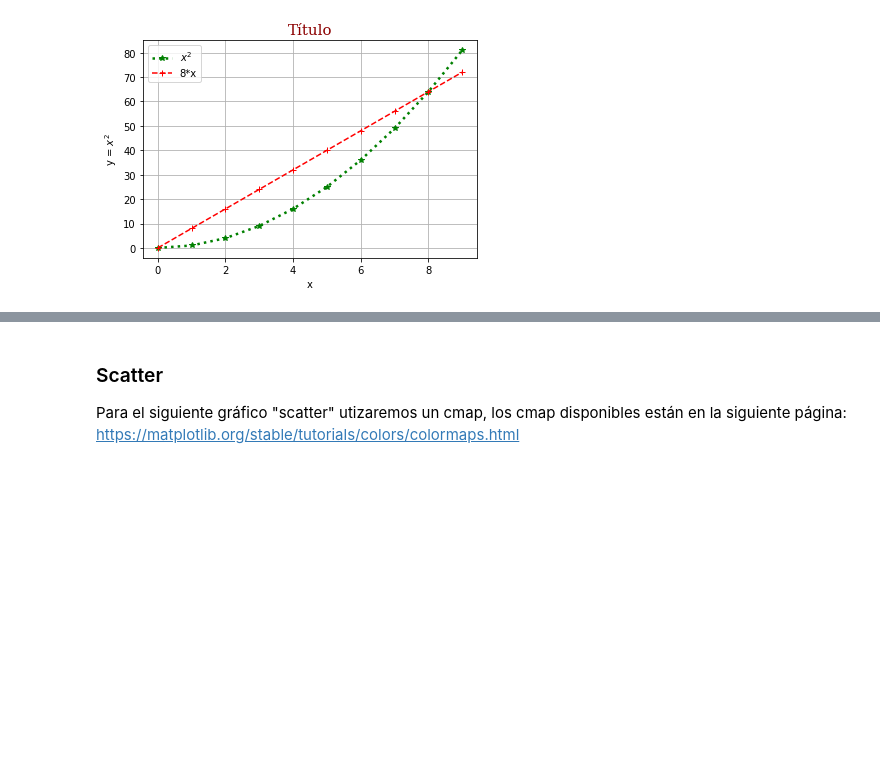
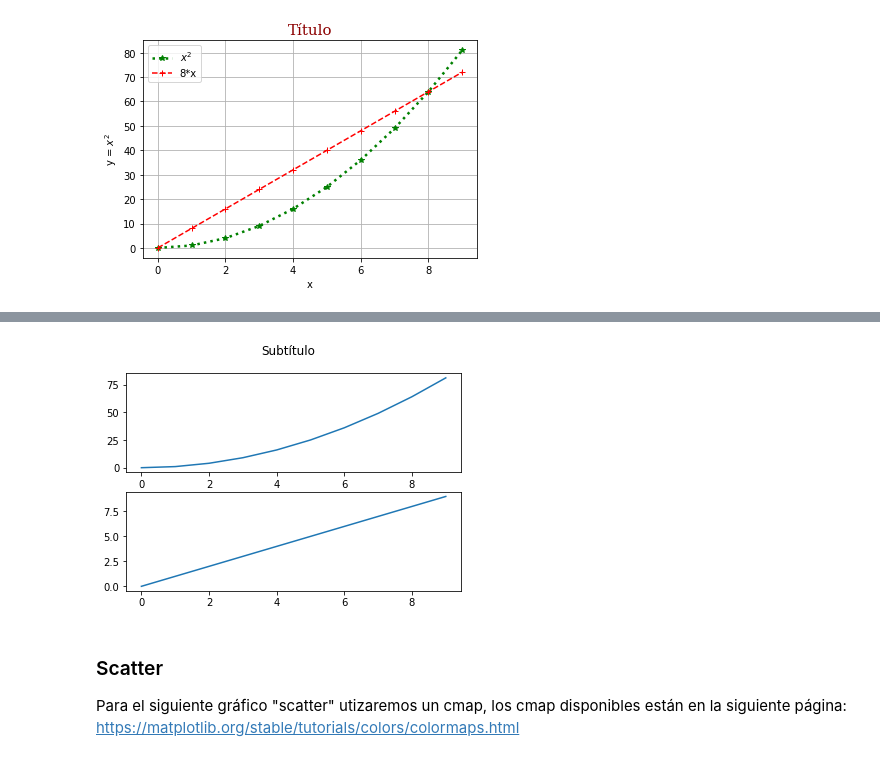
Before and after one commit to dgtrabada/python, a Jupyter notebook: 07_Matplotlib/Matplotlib.ipynb, the cells around one changed output, grey strips where cells are left out. Drawn from its saved outputs; the diff is of its cells as text; code cells hidden in the pictures; blank space fills up the shorter version.

```diff
--- a/07_Matplotlib/Matplotlib.ipynb
+++ b/07_Matplotlib/Matplotlib.ipynb
@@ -90,3 +90,11 @@ plt.show()
+# %%
+fig, (ax1, ax2) = plt.subplots(2, 1)
+fig.suptitle('Subtítulo')
+ax1.plot(x, y)
+ax2.plot(x, x)
+plt.show()
+# %% [output]
+[figure, added]
 # %% [markdown]
 ### Scatter
 
```
Also changed, not shown: parts of 1 cell of this notebook, 4 other files.
